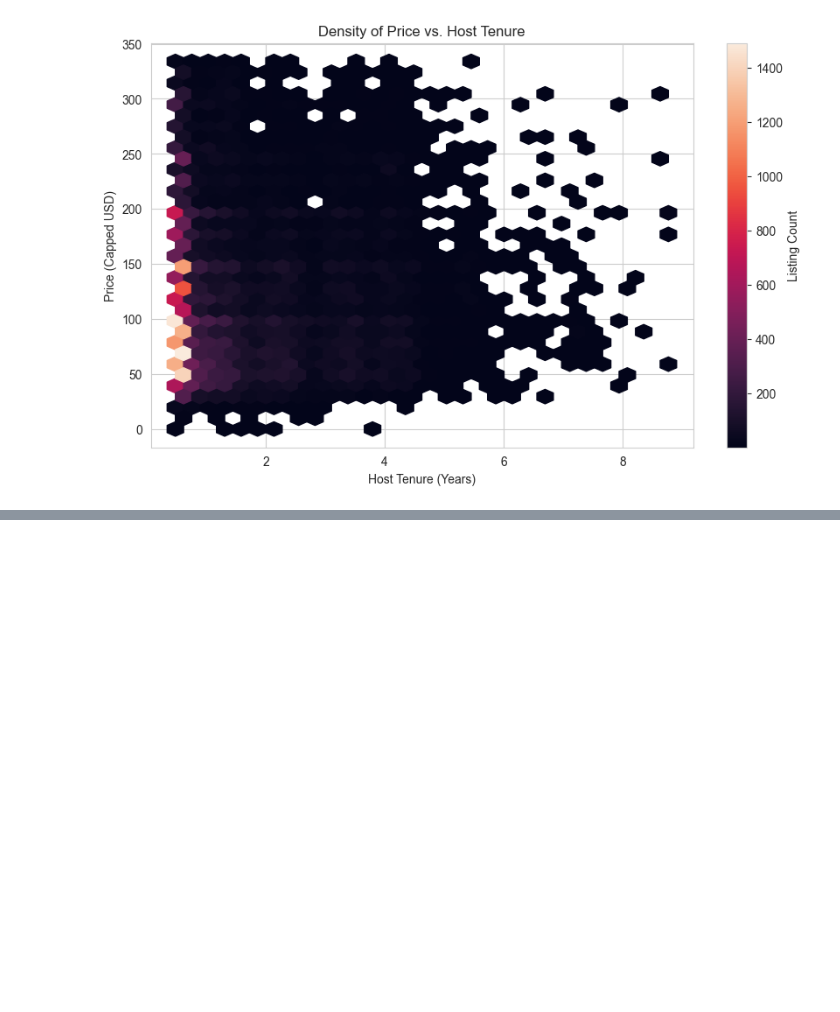
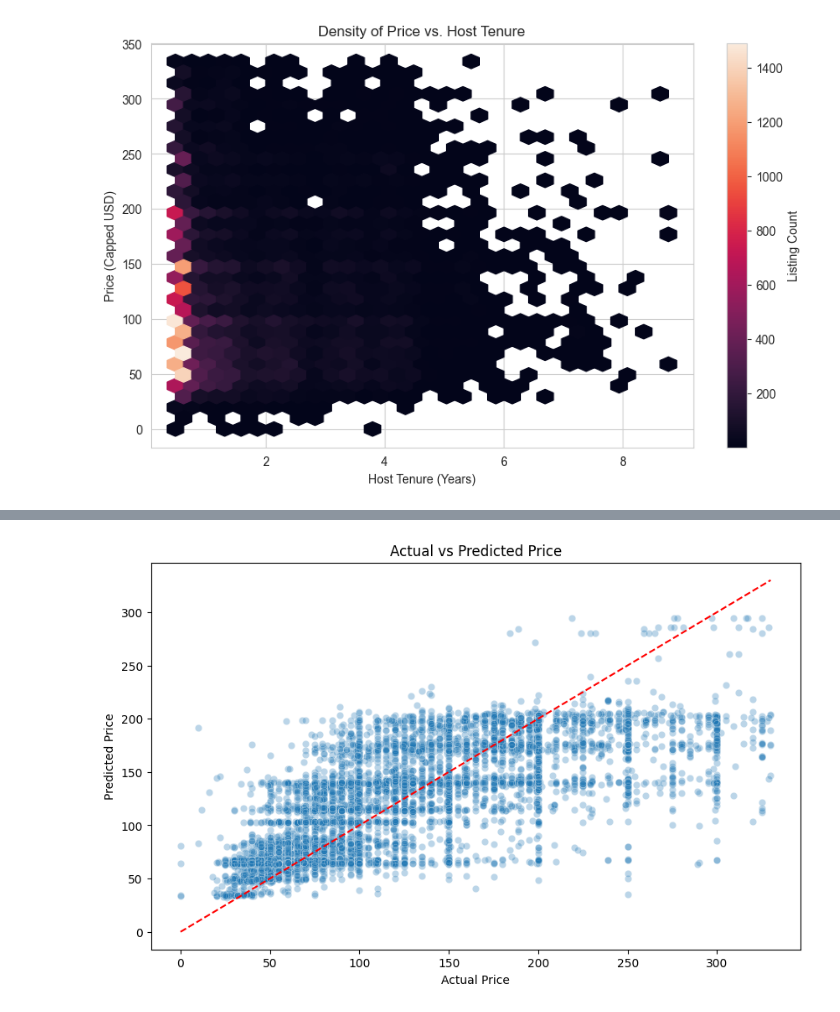
Before and after one commit to ys09123/airbnb-dataset-analysis, a Jupyter notebook: airbnb.ipynb, the cells around one changed output, grey strips where cells are left out. Saved outputs shown, nothing was run; the diff lists cells and outputs as text; code cells hidden in the pictures; blank space fills up the shorter version.

```diff
--- a/airbnb.ipynb
+++ b/airbnb.ipynb
@@ -352,0 +444,10 @@ Text(0, 0.5, 'Price (Capped USD)')
+# %%
+plt.figure(figsize=(10, 6))
+sns.scatterplot(x=y_test, y=y_pred, alpha=0.3)
+plt.plot([y_test.min(), y_test.max()], [y_test.min(), y_test.max()], '--r')
+plt.xlabel('Actual Price')
+plt.ylabel('Predicted Price')
+plt.title('Actual vs Predicted Price')
+plt.show()
+# %% [output]
+[figure, added]
```
Also changed, not shown: parts of 25 cells of this notebook, 1 other file.
